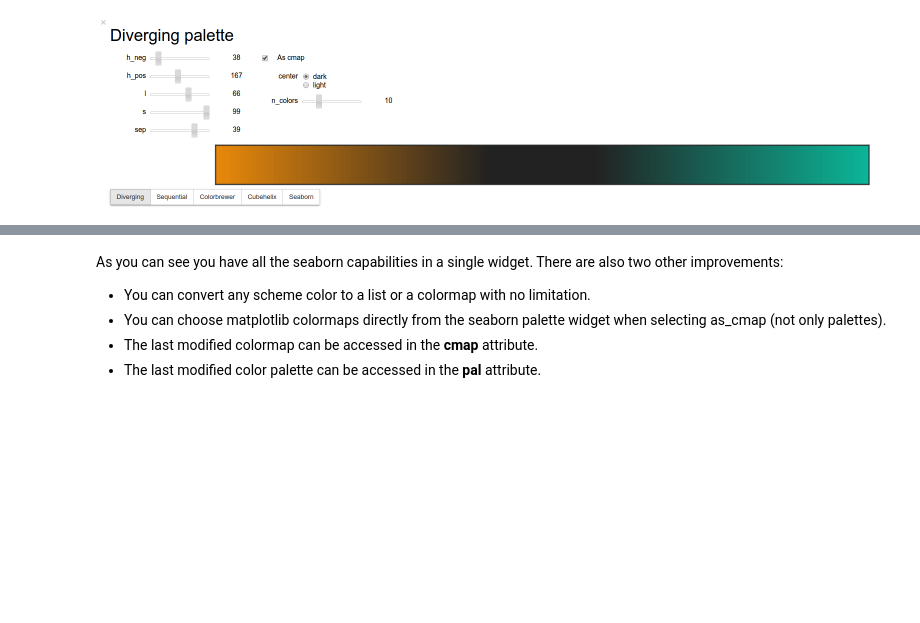
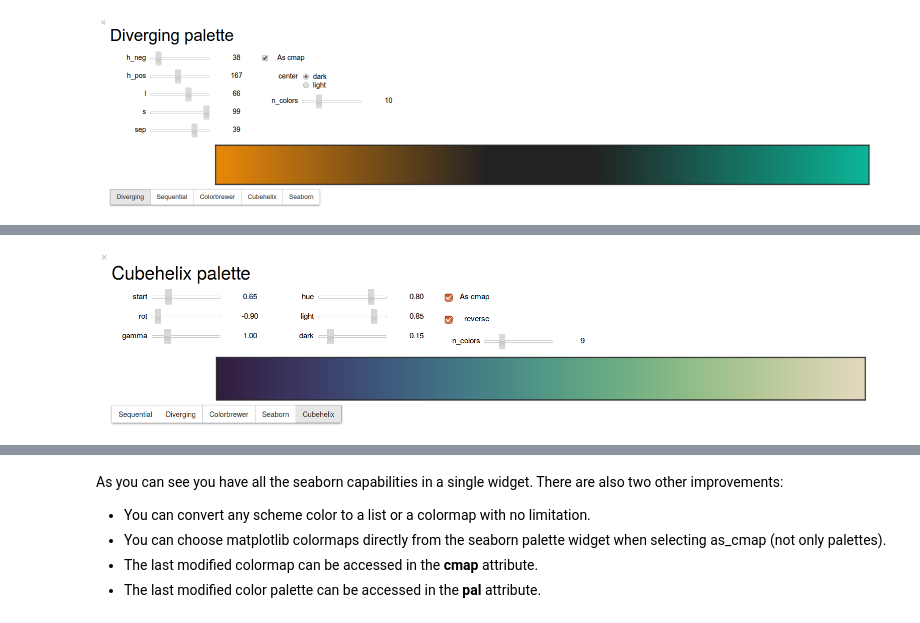
Before and after one commit to HCsoft-RD/shaolin, a Jupyter notebook: examples/Shaolin Colors.ipynb, the cells around one changed output, grey strips where cells are left out. Drawn from its saved outputs; the diff is of its cells as text; code cells hidden in the pictures; blank space fills up the shorter version.

```diff
--- a/examples/Shaolin Colors.ipynb
+++ b/examples/Shaolin Colors.ipynb
@@ -56,0 +65,4 @@ Image(filename='colors_data/img_1.png')
+# %%
+Image(filename='colors_data/cubehelix_palette.png')
+# %% [output]
+[figure, added]
```
Also changed, not shown: parts of 12 cells of this notebook, 16 other files.
